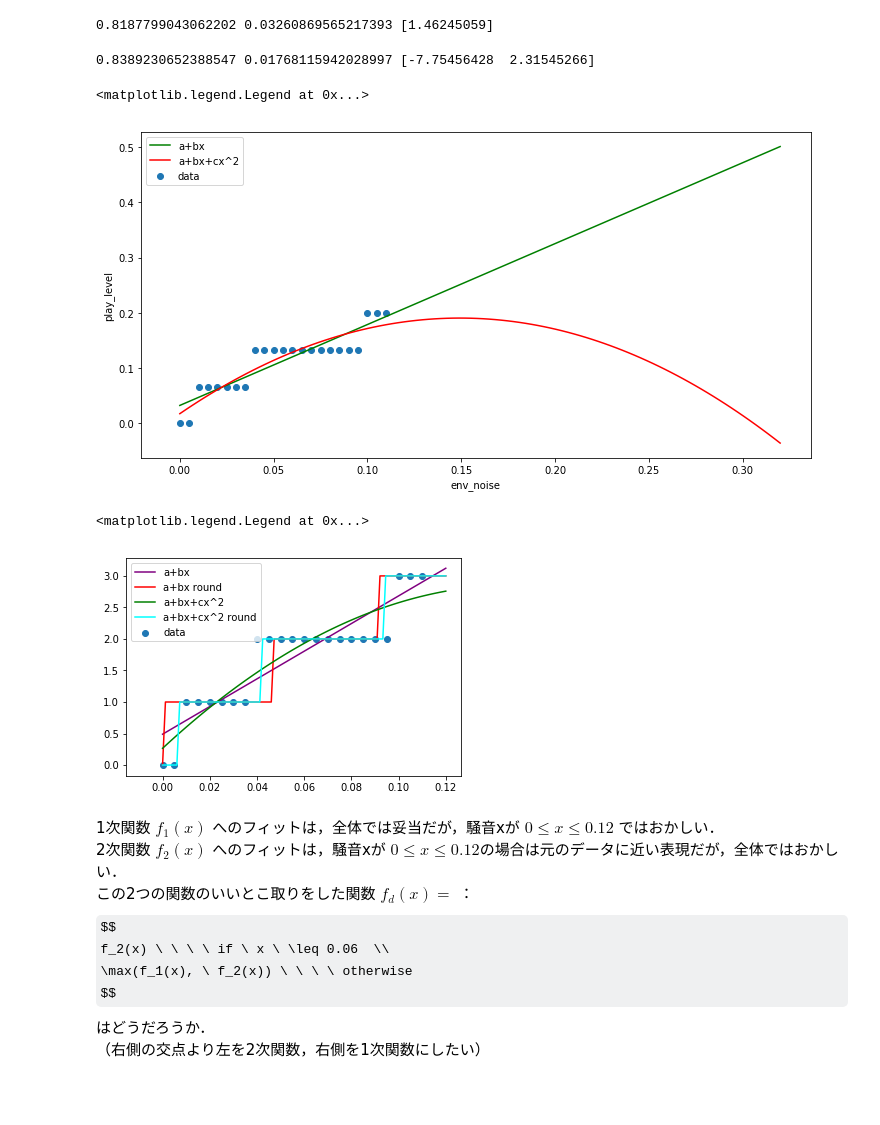
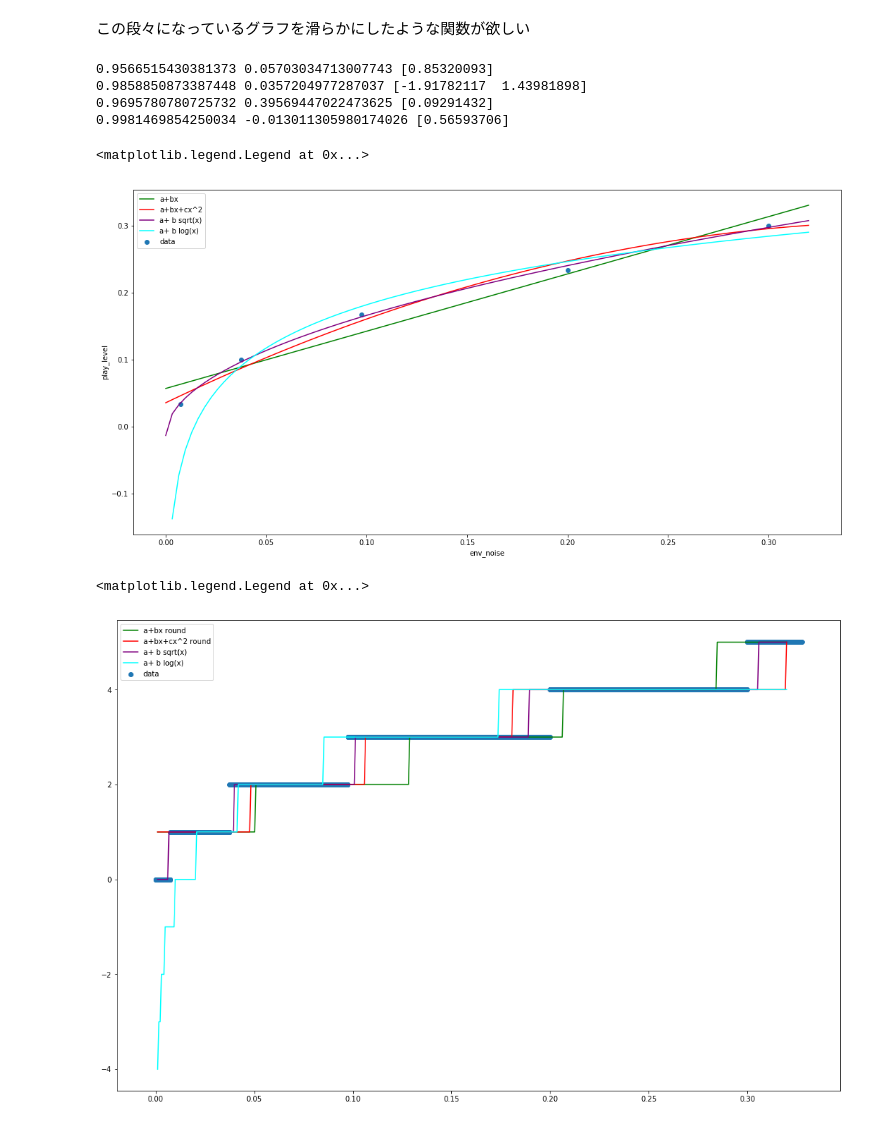
Before and after one commit to ryhoh/SmartVolumer, a Jupyter notebook: notebook.ipynb, the cells around one changed output. Cells and saved outputs as stored; diff of their text form; code cells hidden in the pictures; some formulas as TeX source; blank space fills up the shorter version.

Commit message:
モデル修正
sqrt(x) を用いた関数に変更．
500区切りのcsv形式データにではなく，再生音量の変化位置（境界）にフィットさせる形で最適化．

```diff
--- a/notebook.ipynb
+++ b/notebook.ipynb
@@ -45,57 +47,60 @@ Text(0,0.5,'play_level')
-# %%
-# a + bx にフィット
-from sklearn.linear_model import LinearRegression
-lr = LinearRegression().fit(np.array(x).reshape(-1, 1), y)
-print(lr.score(np.array(x).reshape(-1, 1),y), lr.intercept_, lr.coef_)
-
-# 周囲の騒音が大きいほど，音楽の音量を上げたくなるので，その点では妥当？
-# %% [output]
-0.8187799043062202 0.03260869565217393 [1.46245059]
-# %%
-# 試しに a + bx + cx^2 にフィット
-lr2 = LinearRegression().fit(np.dstack((np.power(np.array(x),2),np.array(x)))[0], y)
-print(lr2.score(np.dstack((np.power(np.array(x),2),np.array(x)))[0],y), lr2.intercept_, lr2.coef_)
-
-# センサの値はshort型の整数部分=0~32767 この2次関数は，2*10^4あたりで減少を始めてしまうので，実態にそぐわない
-# %% [output]
-0.8389230652388547 0.01768115942028997 [-7.75456428  2.31545266]
+# %% [markdown]
+この段々になっているグラフを滑らかにしたような関数が欲しい
+# %%
+# 再生音量の変化位置（境界）に注目
+x = np.array([750, 3750, 9750, 20000, 30000]) / 100000
+y = np.array([0.5, 1.5, 2.5, 3.5, 4.5]) / 15
+
+# a + bx にフィット
+from sklearn.linear_model import LinearRegression
+lr = LinearRegression().fit(np.array(x).reshape(-1, 1), y)
+print(lr.score(np.array(x).reshape(-1, 1),y), lr.intercept_, lr.coef_)
+
+# a + bx + cx^2 にフィット
+lr2 = LinearRegression().fit(np.dstack((np.power(np.array(x),2),np.array(x)))[0], y)
+print(lr2.score(np.dstack((np.power(np.array(x),2),np.array(x)))[0],y), lr2.intercept_, lr2.coef_)
+
+# a + b log(x) にフィット
+log_r = LinearRegression().fit(np.array(np.log(x[1:])).reshape(-1, 1), y[1:])
+print(log_r.score(np.array(np.log(x[1:])).reshape(-1, 1),y[1:]), log_r.intercept_, log_r.coef_)
+
+# a + b sqrt(x) にフィット
+lr3 = LinearRegression().fit(np.array(np.sqrt(x)).reshape(-1, 1), y)
+print(lr3.score(np.array(np.sqrt(x)).reshape(-1, 1),y), lr3.intercept_, lr3.coef_)
+# %% [output]
+0.9566515430381373 0.05703034713007743 [0.85320093]
+0.9858850873387448 0.0357204977287037 [-1.91782117  1.43981898]
+0.9695780780725732 0.39569447022473625 [0.09291432]
+0.9981469854250034 -0.013011305980174026 [0.56593706]
 # %%
 # グラフ描写
 RNG = np.linspace(0, 0.32, 100)
-plt.figure(figsize=(12,6))
+plt.figure(figsize=(18,9))
 plt.scatter(x, y, label="data")
 plt.xlabel("env_noise")
 plt.ylabel("play_level")
 plt.plot(RNG, lr.intercept_ + lr.coef_ * RNG, label="a+bx", color="green")
 plt.plot(RNG, lr2.intercept_ + lr2.coef_[1] * RNG + lr2.coef_[0] * RNG * RNG, label="a+bx+cx^2", color="red")
+plt.plot(RNG, lr3.intercept_ + lr3.coef_ * np.sqrt(RNG), label="a+ b sqrt(x)", color="purple")
+plt.plot(RNG, log_r.intercept_ + log_r.coef_ * np.log(RNG), label="a+ b log(x)", color="cyan")
 plt.legend(loc='upper left')
 # %% [output]
 <matplotlib.legend.Legend at 0x...>
-[figure, old version]
+[figure, new version]
 # %%
 # 騒音から再生音量を求める関数を用いて，実際にデバイスの再生音量を決定してみる
 # 関数の値を四捨五入して整数化
 
-RNG = np.linspace(0, 0.12, 100)
+RNG = np.linspace(0.001, 0.32, 500)
 DIV_NUM = 15  # デバイス毎に異なる，再生音量の最大値
 
-plt.figure(figsize=(6, 4))
-plt.scatter(x, df["再生音量"], label="data")
-plt.plot(RNG, DIV_NUM * (lr.intercept_ + lr.coef_[0] * RNG), label="a+bx", color="purple")
-plt.plot(RNG, np.round(DIV_NUM * (lr.intercept_ + lr.coef_[0] * RNG)), label="a+bx round", color="red")
-plt.plot(RNG, DIV_NUM * (lr2.intercept_ + lr2.coef_[1] * RNG + lr2.coef_[0] * RNG * RNG), label="a+bx+cx^2", color="green")
-plt.plot(RNG, np.round(DIV_NUM * (lr2.intercept_ + lr2.coef_[1] * RNG + lr2.coef_[0] * RNG * RNG)), label="a+bx+cx^2 round", color="cyan")
+plt.figure(figsize=(18,12))
+plt.scatter(df["騒音"]/100000, df["再生音量"], label="data")
+plt.plot(RNG, np.round(DIV_NUM * (lr.intercept_ + lr.coef_[0] * RNG)), label="a+bx round", color="green")
+plt.plot(RNG, np.round(DIV_NUM * (lr2.intercept_ + lr2.coef_[1] * RNG + lr2.coef_[0] * RNG * RNG)), label="a+bx+cx^2 round", color="red")
+plt.plot(RNG, np.round(DIV_NUM * (lr3.intercept_ + lr3.coef_ * np.sqrt(RNG))), label="a+ b sqrt(x)", color="purple")
+plt.plot(RNG, np.round(DIV_NUM * (log_r.intercept_ + log_r.coef_ * np.log(RNG))), label="a+ b log(x)", color="cyan")
 plt.legend(loc='upper left')
 # %% [output]
 <matplotlib.legend.Legend at 0x...>
-[figure, old version]
+[figure, new version]
-# %% [markdown]
-1次関数 $f_1(x)$ へのフィットは，全体では妥当だが，騒音xが $0 \leq x \leq 0.12$ ではおかしい．
-2次関数 $f_2(x)$ へのフィットは，騒音xが $0 \leq x \leq 0.12$の場合は元のデータに近い表現だが，全体ではおかしい．
-この2つの関数のいいとこ取りをした関数 $f_d(x) = $ ：
-$$
-f_2(x) \ \ \ \ if \ x \ \leq 0.06  \\
-\max(f_1(x), \ f_2(x)) \ \ \ \ otherwise
-$$
-はどうだろうか．
-（右側の交点より左を2次関数，右側を1次関数にしたい）
```
Also changed, not shown: parts of 7 cells of this notebook, 2 other files.
